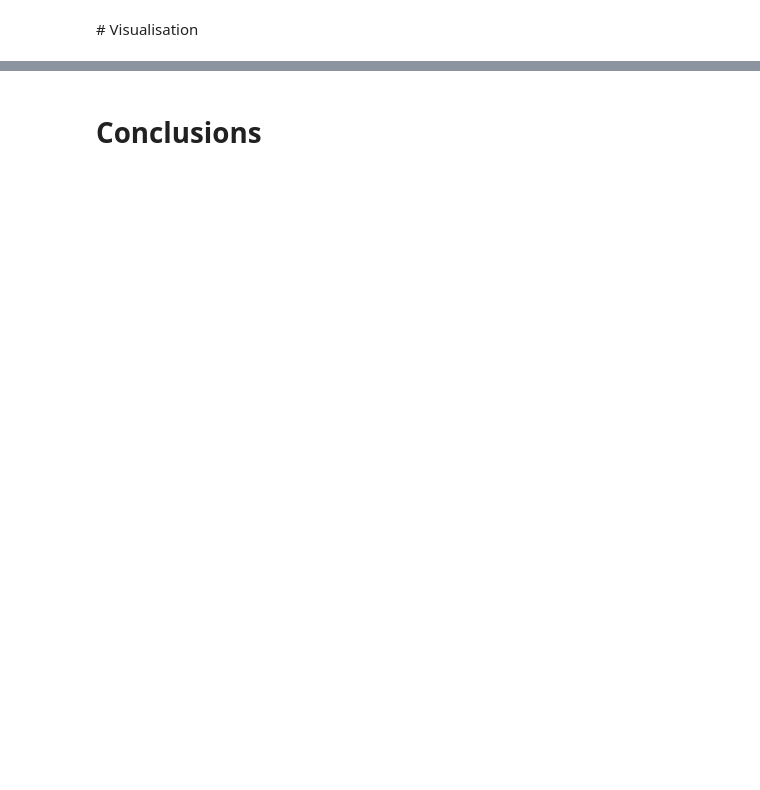
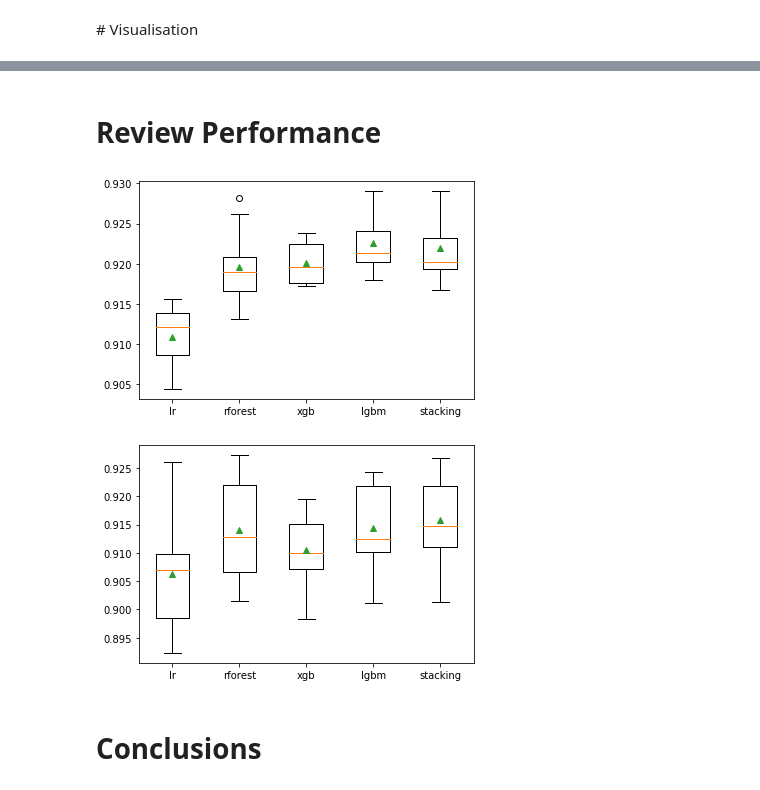
Before and after one commit to benturner993/quote_prediction_engine, a Jupyter notebook: quote_modelling.ipynb, the cells around one changed output, grey strips where cells are left out. Cells and saved outputs as stored; diff of their text form; code cells hidden in the pictures; blank space fills up the shorter version.

```diff
--- a/quote_modelling.ipynb
+++ b/quote_modelling.ipynb
@@ -46,6 +75,3 @@ print(df.drop_duplicates().shape)
 # %% [output]
 (50000, 12)
 (50000, 12)
-# %%
-# missing
-df['Marital_Status']=df['Marital_Status'].fillna('MI')
@@ -117,0 +396,16 @@ plot_one_ways(i, diff_band, exposure, obs, target_name)
+# %%
+# Random Forest
+rf_model = RandomForestClassifier() # n_estimators=100,min_samples_split=25, max_depth=7, max_features=2
+
+#Fit the model
+rf_model.fit(training_df[cols],response_training_df)
+
+#Make predictions on training set
+predictions = rf_model.predict(validation_df[cols])
+
+#Print accuracy
+accuracy = metrics.accuracy_score(predictions,response_validation_df)
+print("Validation Accuracy : %s" % "{0:.3%}".format(accuracy))
+
+f1=f1_score(response_validation_df, predictions, average=None)
+print(f'Validation F1 Score: {f1}')
@@ -117,0 +417,16 @@ plot_one_ways(i, diff_band, exposure, obs, target_name)
+# %%
+# XGBoost
+xgb_model = XGBClassifier()
+
+# Fit the model
+xgb_model.fit(training_df[cols],response_training_df)
+
+#Make predictions on training set
+predictions = xgb_model.predict(validation_df[cols])
+
+#Print accuracy
+accuracy = metrics.accuracy_score(predictions,response_validation_df)
+print("Validation Accuracy : %s" % "{0:.3%}".format(accuracy))
+
+f1=f1_score(response_validation_df, predictions, average=None)
+print(f'Validation F1 Score: {f1}')
@@ -118,2 +593,15 @@ plot_one_ways(i, diff_band, exposure, obs, target_name)
+# %% [markdown]
+# Review Performance
+# %%
+# plot model performance for comparison
+pyplot.boxplot(results, labels=names, showmeans=True)
+pyplot.show()
+
+# plot model performance for comparison
+pyplot.boxplot(valid_results, labels=valid_names, showmeans=True)
+pyplot.show()
+# %% [output]
+[figure, added]
+[figure, added]
 # %% [markdown]
 # Conclusions
```
Also changed, not shown: parts of 36 cells of this notebook.
